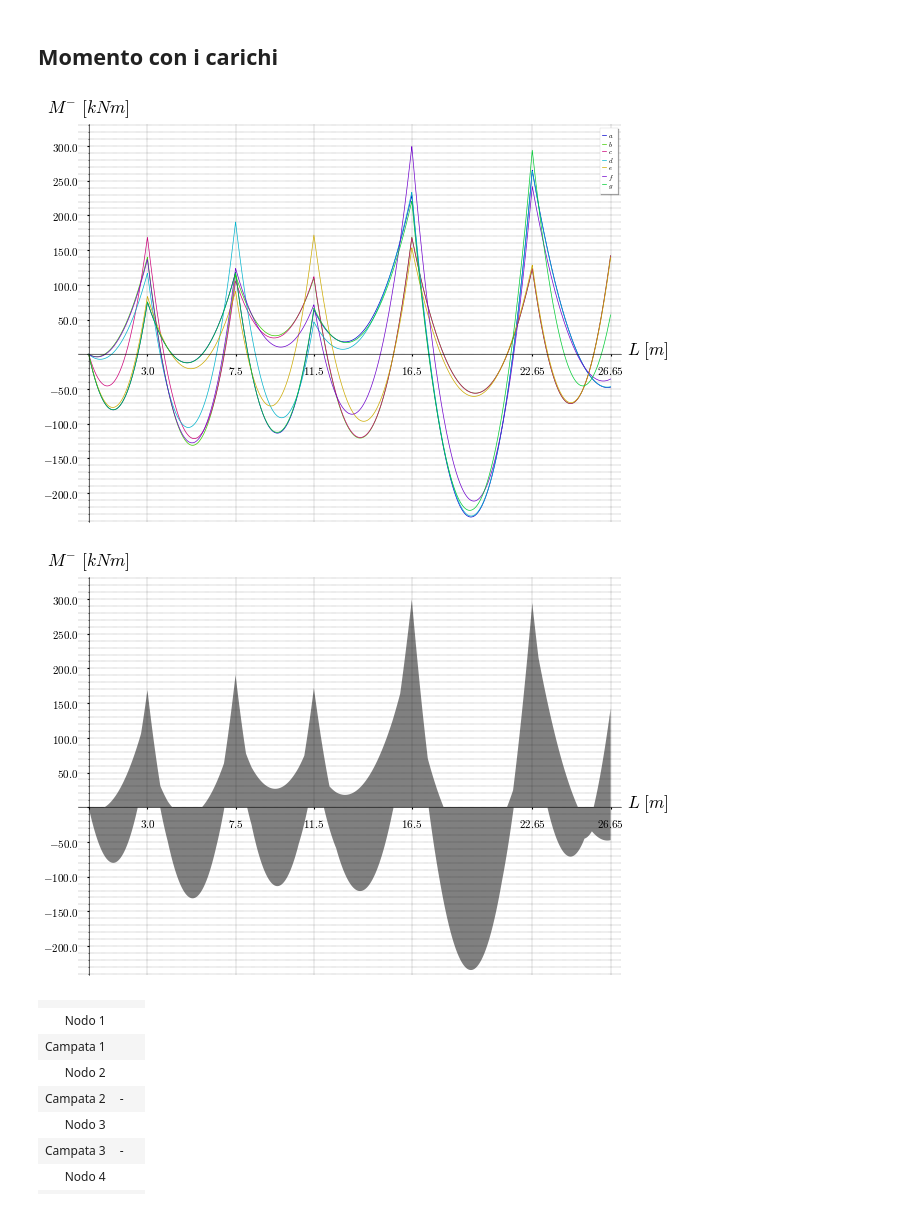
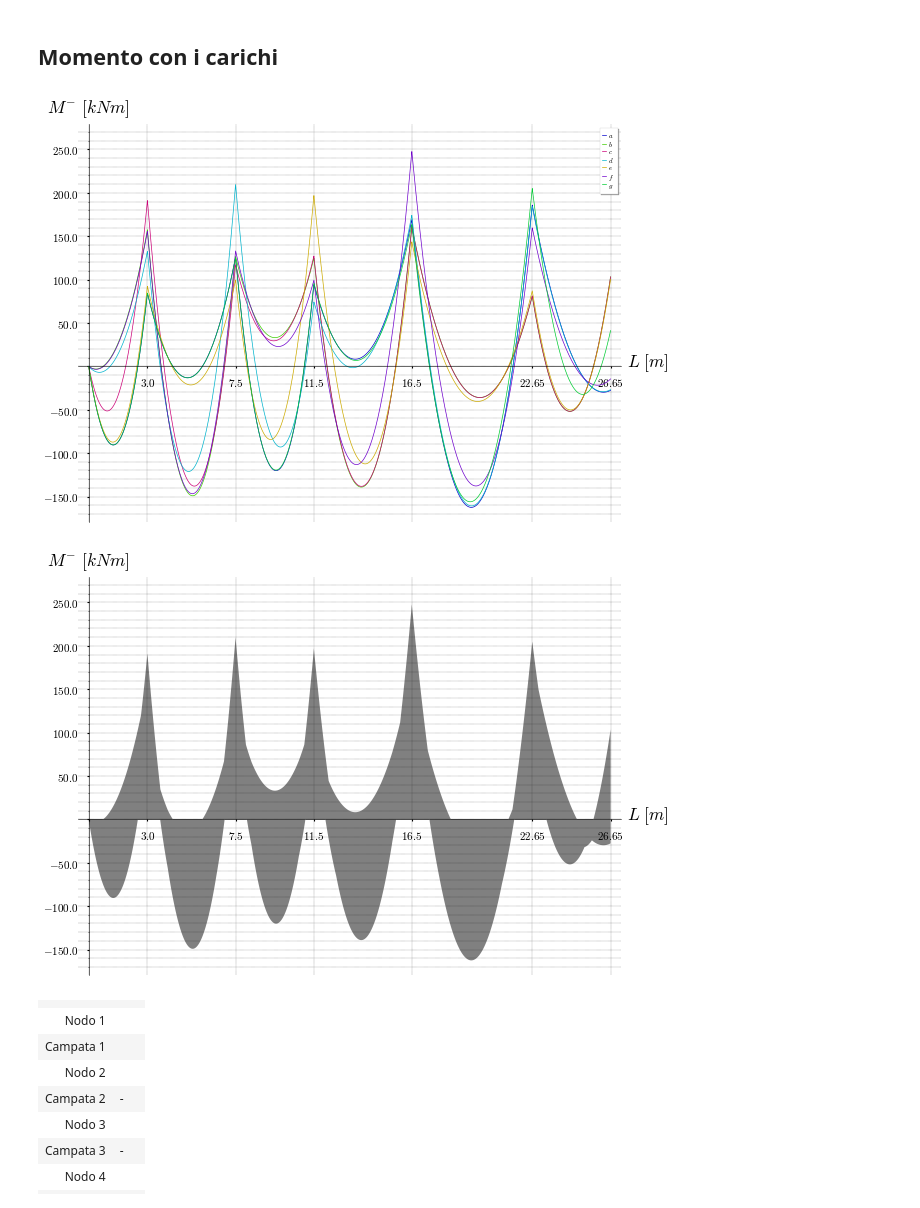
Before and after one commit to sononicola/Sicurezza_Strutturale, a Jupyter notebook: Risolutore Trave.ipynb, the cells around one changed output. Cells and saved outputs as stored; diff of their text form; code cells hidden in the pictures.

```diff
--- a/Risolutore Trave.ipynb
+++ b/Risolutore Trave.ipynb
@@ -471,27 +471,31 @@ type_load_name="ULS"
 #type_load_name="SLSquasiPermanent"
 
 #Le campate sono diverse tra loro:
-#Campate 1,2,3,5,6
-LOAD_S_A=101.879
-LOAD_F_A=42.61
+#Campate 1,2,3
+LOAD_S_A=114.972
+LOAD_F_A=46.342
 
 #Campata 4 con M4
-LOAD_S_B=82.939
-LOAD_F_B=36.398
+LOAD_S_B=90.22675
+LOAD_F_B=38.584
+
+#Campate 5,6
+LOAD_S_C=71.935
+LOAD_F_C=32.67
 # %% [markdown]
 ## Momento con i carichi
 # %%
-LOAD_m1 = LOAD_S_A*M1 + LOAD_F_A*M2 + LOAD_S_A*M3 + LOAD_F_B*M4 + LOAD_S_A*M5 + LOAD_F_A*M6
-LOAD_m2 = LOAD_F_A*M1 + LOAD_S_A*M2 + LOAD_F_A*M3 + LOAD_S_B*M4 + LOAD_F_A*M5 + LOAD_S_A*M6
-LOAD_m3 = LOAD_S_A*M1 + LOAD_S_A*M2 + LOAD_F_A*M3 + LOAD_S_B*M4 + LOAD_F_A*M5 + LOAD_S_A*M6
-LOAD_m4 = LOAD_F_A*M1 + LOAD_S_A*M2 + LOAD_S_A*M3 + LOAD_F_B*M4 + LOAD_S_A*M5 + LOAD_F_A*M6
-LOAD_m5 = LOAD_S_A*M1 + LOAD_F_A*M2 + LOAD_S_A*M3 + LOAD_S_B*M4 + LOAD_F_A*M5 + LOAD_S_A*M6
-LOAD_m6 = LOAD_F_A*M1 + LOAD_S_A*M2 + LOAD_F_A*M3 + LOAD_S_B*M4 + LOAD_S_A*M5 + LOAD_F_A*M6
-LOAD_m7 = LOAD_S_A*M1 + LOAD_F_A*M2 + LOAD_S_A*M3 + LOAD_F_B*M4 + LOAD_S_A*M5 + LOAD_S_A*M6
+LOAD_m1 = LOAD_S_A*M1 + LOAD_F_A*M2 + LOAD_S_A*M3 + LOAD_F_B*M4 + LOAD_S_C*M5 + LOAD_F_C*M6
+LOAD_m2 = LOAD_F_A*M1 + LOAD_S_A*M2 + LOAD_F_A*M3 + LOAD_S_B*M4 + LOAD_F_C*M5 + LOAD_S_C*M6
+LOAD_m3 = LOAD_S_A*M1 + LOAD_S_A*M2 + LOAD_F_A*M3 + LOAD_S_B*M4 + LOAD_F_C*M5 + LOAD_S_C*M6
+LOAD_m4 = LOAD_F_A*M1 + LOAD_S_A*M2 + LOAD_S_A*M3 + LOAD_F_B*M4 + LOAD_S_C*M5 + LOAD_F_C*M6
+LOAD_m5 = LOAD_S_A*M1 + LOAD_F_A*M2 + LOAD_S_A*M3 + LOAD_S_B*M4 + LOAD_F_C*M5 + LOAD_S_C*M6
+LOAD_m6 = LOAD_F_A*M1 + LOAD_S_A*M2 + LOAD_F_A*M3 + LOAD_S_B*M4 + LOAD_S_C*M5 + LOAD_F_C*M6
+LOAD_m7 = LOAD_S_A*M1 + LOAD_F_A*M2 + LOAD_S_A*M3 + LOAD_F_B*M4 + LOAD_S_C*M5 + LOAD_S_C*M6
 # %%
 LOAD_ptot=plot([LOAD_m1,LOAD_m2,LOAD_m3,LOAD_m4,LOAD_m5,LOAD_m6,LOAD_m7],0,ltot,
               legend_label=['$a$','$b$','$c$','$d$','$e$','$f$','$g$'],
-              ymin=-230,ymax=320,
+              ymin=-170,ymax=270,
               ticks=[[lung[0],lung[1],lung[2],lung[3],lung[4],lung[5],lung[6]],50], gridlines='minor', #punti su asse x e y
               axes_labels=['$L\,\,[m]$','$M^{-}\,\,[kNm]$'],
               tick_formatter="latex",
@@ -502,27 +506,27 @@ LOAD_ptot.save("imgExportSage/"+type_load_name+"_ptot.pdf")
 LOAD_ptot.save("imgExportSage/"+type_load_name+"_ptot") #plot object to re-call if needed
 LOAD_ptot.show(dpi=50)
 # %% [output]
-[figure, old version]
+[figure, new version]
 # %%
 LOAD_max=max_symbolic(LOAD_m1,LOAD_m2,LOAD_m3,LOAD_m4,LOAD_m5,LOAD_m6,LOAD_m7)
 LOAD_min=min_symbolic(LOAD_m1,LOAD_m2,LOAD_m3,LOAD_m4,LOAD_m5,LOAD_m6,LOAD_m7)
 # %%
 LOAD_pInviluppo=plot([LOAD_max,LOAD_min],0,ltot,fill=True,fillcolor='grey',fillalpha=1,alpha=0,
                                 #?? fill=[0,max(LOAD_max,LOAD_min)]
                                 #fillaplha=1 perché altrimenti si vedono i due grafici uno sopra l'altro e non so come unirli in uno unico
                                 #alpha=0 è la linea del grafico. =0 per lo stesso motivo sopra
-              ymin=-230,ymax=320,
+              ymin=-170,ymax=270,
               ticks=[[lung[0],lung[1],lung[2],lung[3],lung[4],lung[5],lung[6]],50], gridlines='minor', #punti su asse x e y
               axes_labels=['$L\,\,[m]$','$M^{-}\,\,[kNm]$'],
               tick_formatter="latex",
               fontsize=16,
               plot_points=500, dpi=500
              );
 LOAD_pInviluppo.save("imgExportSage/"+type_load_name+"_pInviluppo.pdf")
 LOAD_pInviluppo.save("imgExportSage/"+type_load_name+"_pInviluppo")
 LOAD_pInviluppo.show(dpi=50)
 # %% [output]
-[figure, old version]
+[figure, new version]
 # %%
 # M+ è sotto, M- sopra
 
```
Also changed, not shown: parts of 19 cells of this notebook, 53 other files.
